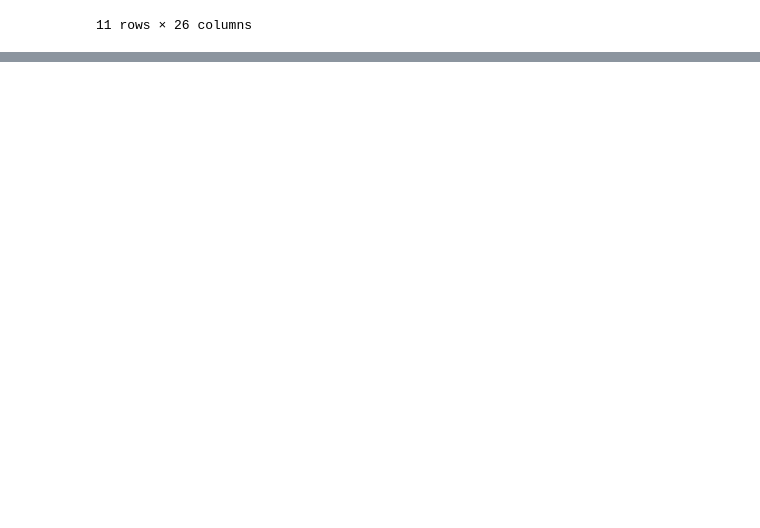
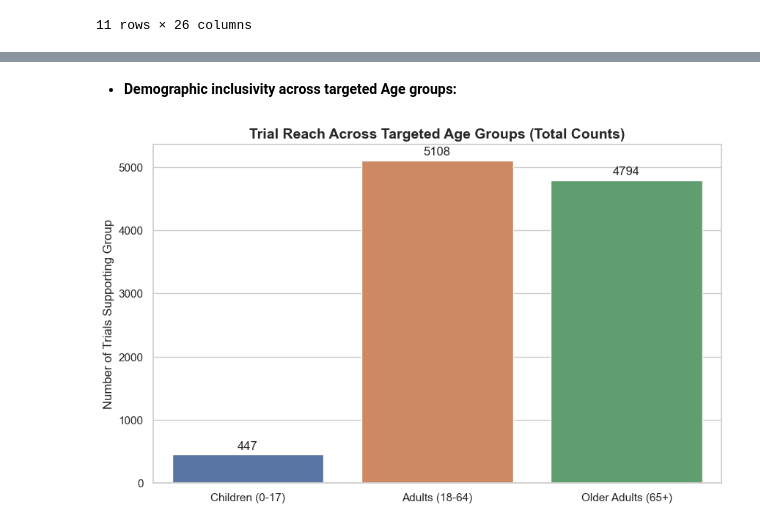
Before and after one commit to DrKryptoMed/healthcareanalysis, a Jupyter notebook: covid_clinical_trials.ipynb, the cells around one changed output, grey strips where cells are left out. Cells and saved outputs as stored; diff of their text form; code cells hidden in the pictures; blank space fills up the shorter version.

```diff
--- a/covid_clinical_trials.ipynb
+++ b/covid_clinical_trials.ipynb
@@ -373,0 +464,3 @@ dtype: float64
+# %%
+# dropping addtional rows created as artifacts
+covid_data = covid_data.dropna(subset=['NCT Number'])
@@ -373,0 +550,19 @@ dtype: float64
+# %%
+plt.figure(figsize=(10, 6))
+
+# Using the fixed hue/legend syntax to avoid warnings
+ax = sns.countplot(
+    data=covid_data,
+    x='Gender',
+    hue='Gender',
+    palette='Set2',
+    legend=False,
+    order=covid_data['Gender'].value_counts(ascending=True).index
+)
+# adding labels to each bar container
+for container in ax.containers:
+    ax.bar_label(container, padding=3)
+plt.title('Gender Eligibility Distribution', fontsize=14, fontweight='bold')
+plt.ylabel('Number of Trials')
+plt.xlabel('Eligible Gender')
+plt.show()
@@ -373,0 +571,27 @@ dtype: float64
+# %% [markdown]
+*  **Demographic inclusivity across targeted Age groups:**
+# %%
+# preparing data and defining my labels
+age_summary = covid_data[['is_child', 'is_adult', 'is_older_adult']].sum()
+labels = ['Children (0-17)', 'Adults (18-64)', 'Older Adults (65+)']
+
+plt.figure(figsize=(10, 6))
+
+# Creating the barplot
+ax = sns.barplot(
+    x=labels,
+    y=age_summary.values,
+    hue=labels,
+    palette=['#4C72B0', '#DD8452', '#55A868'],
+    legend=False
+)
+
+# Adding count labels
+for container in ax.containers:
+    ax.bar_label(container, padding=3)
+
+plt.title('Trial Reach Across Targeted Age Groups (Total Counts)', fontsize=14, fontweight='bold')
+plt.ylabel('Number of Trials Supporting Group')
+plt.show()
+# %% [output]
+[figure, added]
```
Also changed, not shown: parts of 67 cells of this notebook.
